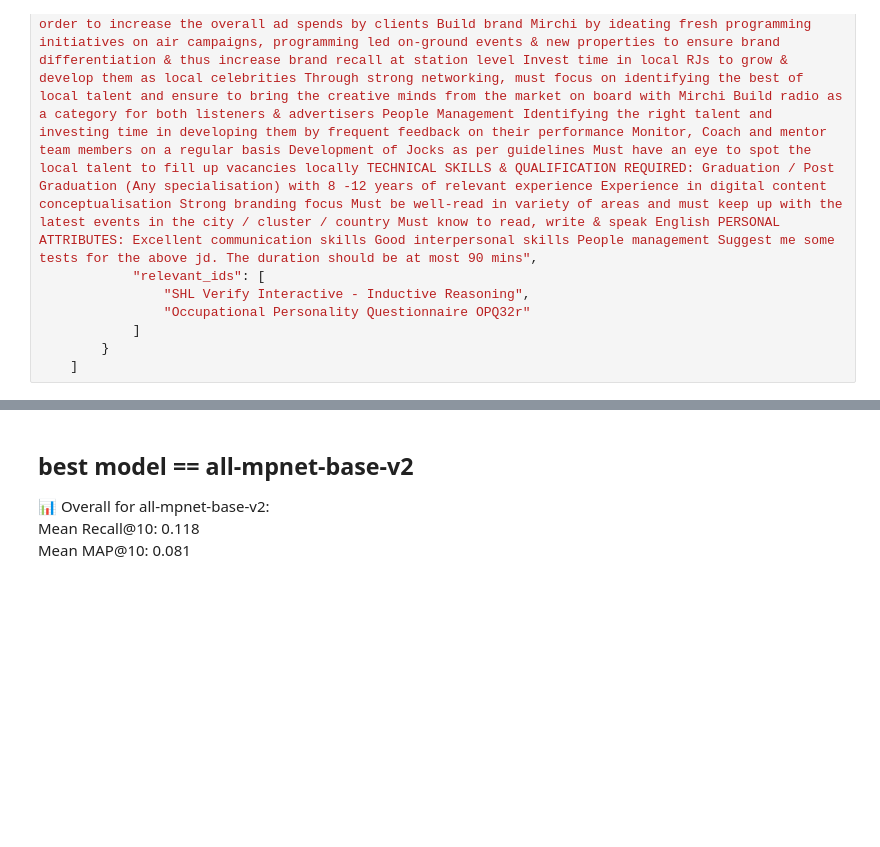
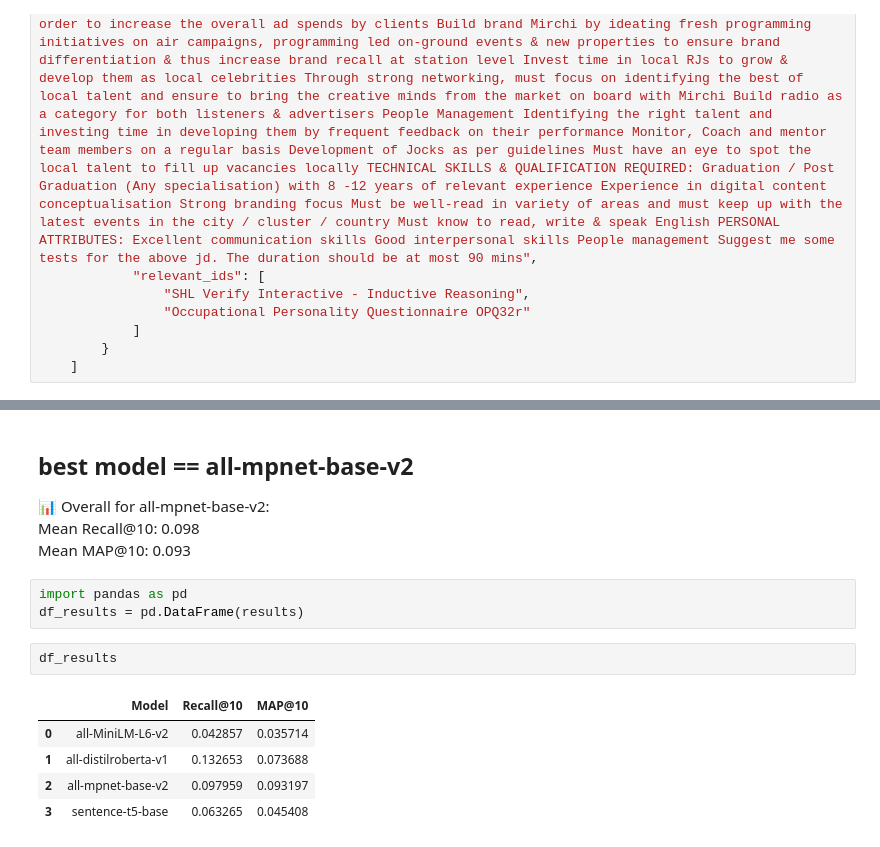
Before and after one commit to shivsharcode/shl-assessment-recommender, a Jupyter notebook: 3. Evaluation/evaluation-jupyter-nb.ipynb, the cells around one changed output, grey strips where cells are left out. Saved outputs shown, nothing was run; the diff lists cells and outputs as text; blank space fills up the shorter version.

```diff
--- a/3. Evaluation/evaluation-jupyter-nb.ipynb
+++ b/3. Evaluation/evaluation-jupyter-nb.ipynb
@@ -315,5 +212,16 @@ Mean MAP@10: 0.045
 # %% [markdown]
 ## best model == all-mpnet-base-v2
 📊 Overall for all-mpnet-base-v2: \
-Mean Recall@10: 0.118 \
-Mean MAP@10: 0.081
+Mean Recall@10: 0.098 \
+Mean MAP@10: 0.093
+# %%
+import pandas as pd
+df_results = pd.DataFrame(results)
+# %%
+df_results
+# %% [output]
+|  | Model | Recall@10 | MAP@10 |
+| 0 | all-MiniLM-L6-v2 | 0.042857 | 0.035714 |
+| 1 | all-distilroberta-v1 | 0.132653 | 0.073688 |
+| 2 | all-mpnet-base-v2 | 0.097959 | 0.093197 |
+| 3 | sentence-t5-base | 0.063265 | 0.045408 |
```
Also changed, not shown: parts of 14 cells of this notebook, 2 other files.
